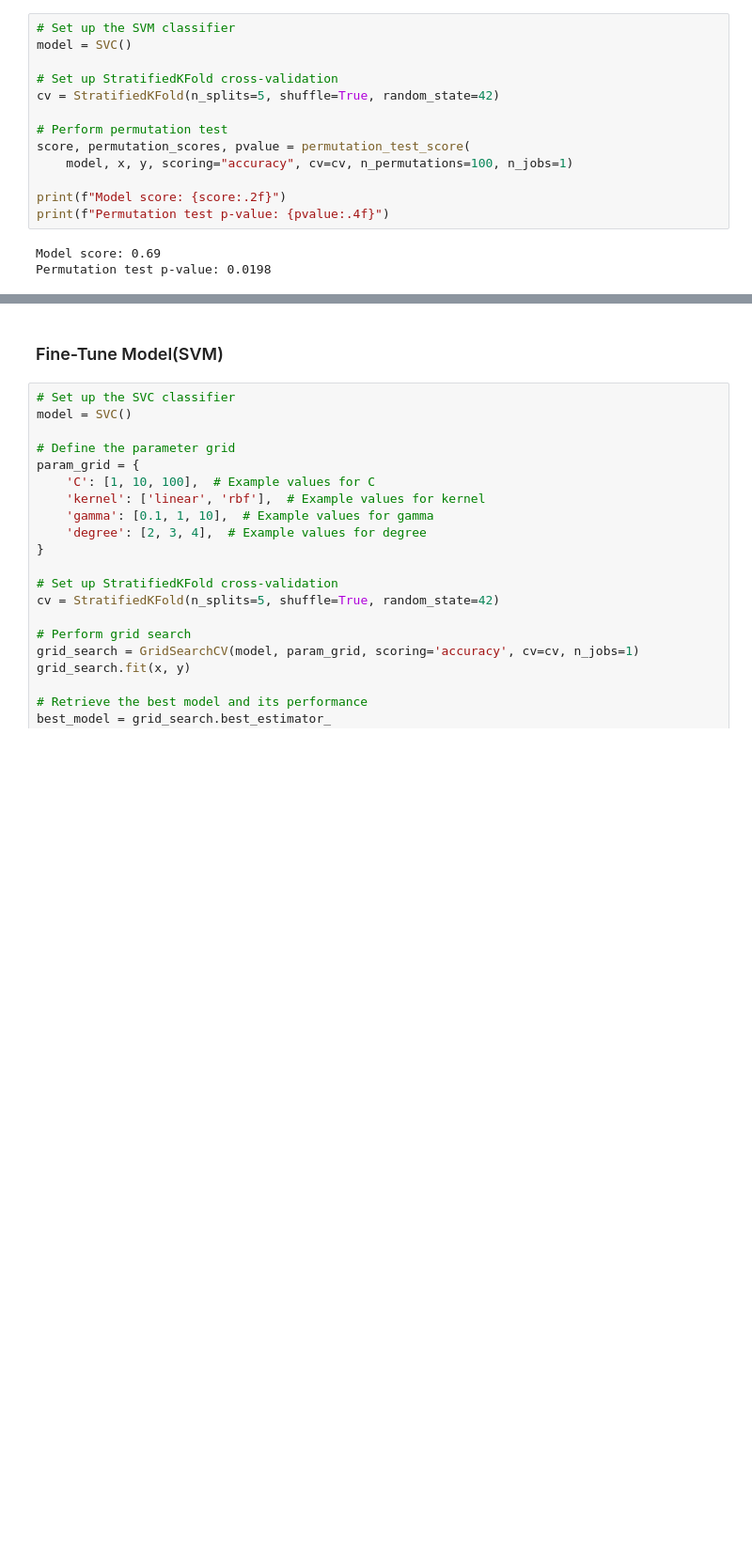
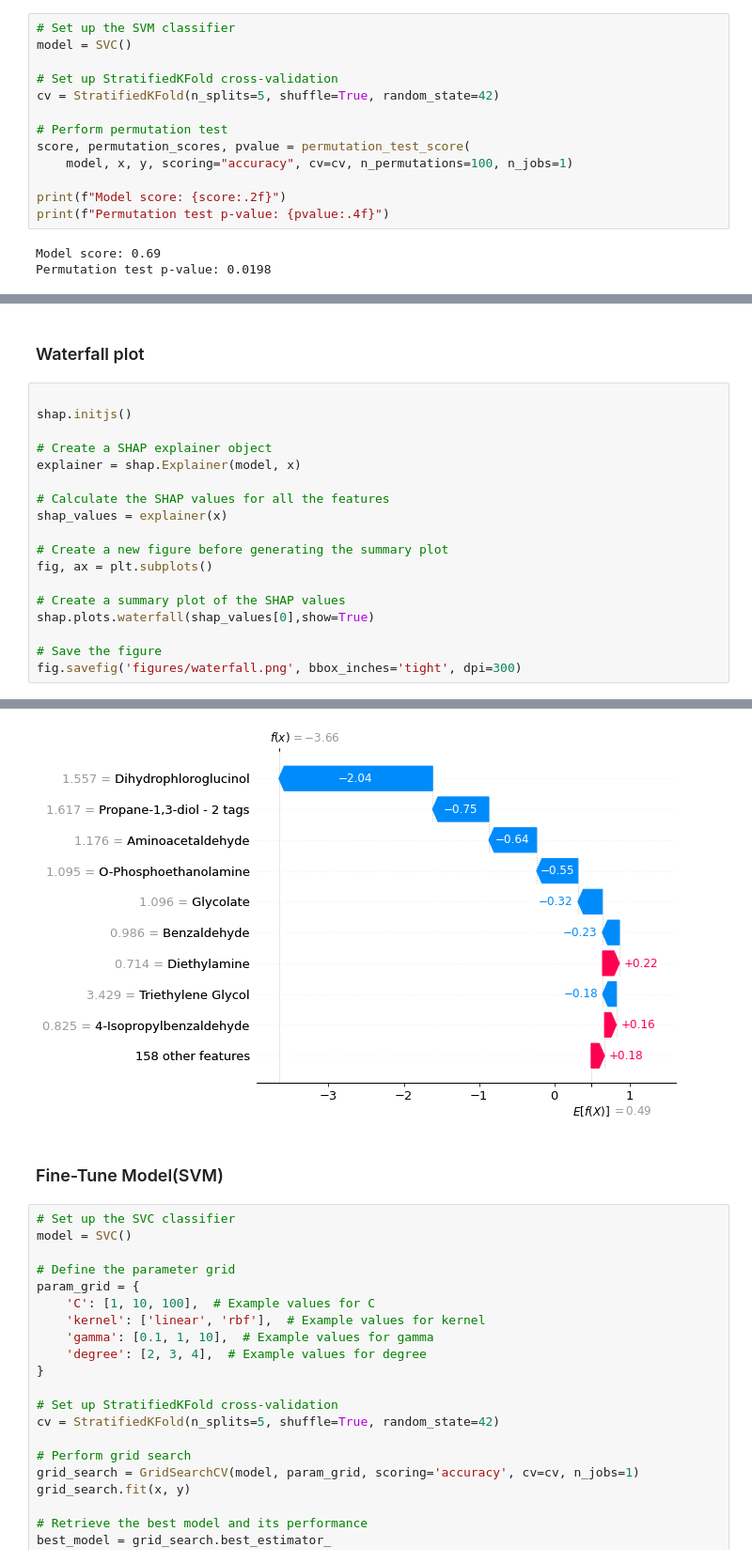
Before and after one commit to jamesleocodes/Diabetic_Retinopathy_ML, a Jupyter notebook: dR_ML.ipynb, the cells around one changed output, grey strips where cells are left out. Shown at 94% size. Saved outputs shown, nothing was run; the diff lists cells and outputs as text; blank space fills up the shorter version.

```diff
--- a/dR_ML.ipynb
+++ b/dR_ML.ipynb
@@ -580,0 +534,21 @@ Permutation test p-value: 0.0198
+# %% [markdown]
+### Waterfall plot
+# %%
+
+shap.initjs()
+
+# Create a SHAP explainer object
+explainer = shap.Explainer(model, x)
+
+# Calculate the SHAP values for all the features
+shap_values = explainer(x)
+
+# Create a new figure before generating the summary plot
+fig, ax = plt.subplots()
+
+# Create a summary plot of the SHAP values
+shap.plots.waterfall(shap_values[0],show=True)
+
+# Save the figure
+fig.savefig('figures/waterfall.png', bbox_inches='tight', dpi=300)
+# %% [output]
@@ -581,3 +556,4 @@ Permutation test p-value: 0.0198
+[figure, added]
 # %% [markdown]
 ### Fine-Tune Model(SVM)
 # %%
```
Also changed, not shown: parts of 16 cells of this notebook, 3 other files.
